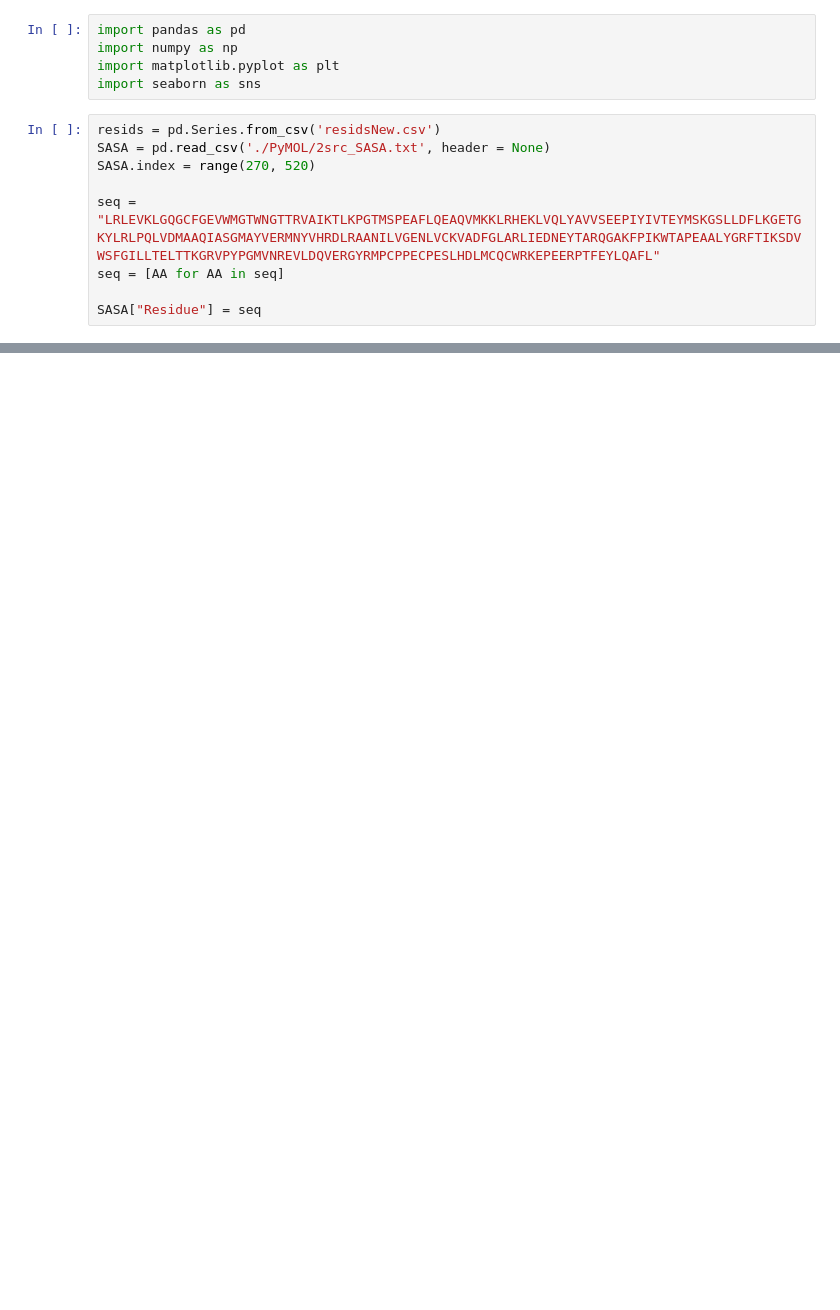
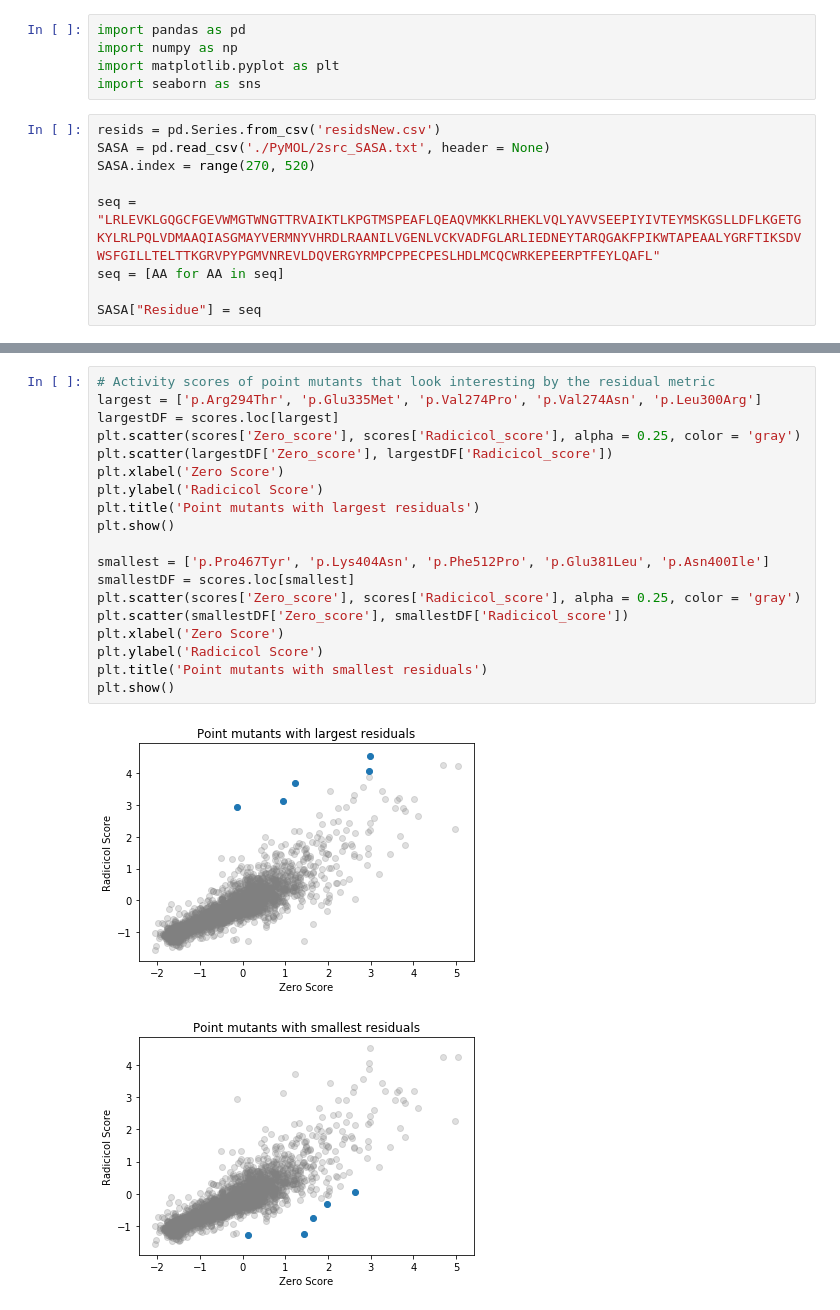
Before and after one commit to nguyenvanessa/src, a Jupyter notebook: Src_20190214.ipynb, the cells around one changed output, grey strips where cells are left out. Drawn from its saved outputs; the diff is of its cells as text; blank space fills up the shorter version.

```diff
--- a/Src_20190214.ipynb
+++ b/Src_20190214.ipynb
@@ -44,0 +169,22 @@ len(SASA)
+# %%
+# Activity scores of point mutants that look interesting by the residual metric
+largest = ['p.Arg294Thr', 'p.Glu335Met', 'p.Val274Pro', 'p.Val274Asn', 'p.Leu300Arg']
+largestDF = scores.loc[largest]
+plt.scatter(scores['Zero_score'], scores['Radicicol_score'], alpha = 0.25, color = 'gray')
+plt.scatter(largestDF['Zero_score'], largestDF['Radicicol_score'])
+plt.xlabel('Zero Score')
+plt.ylabel('Radicicol Score')
+plt.title('Point mutants with largest residuals')
+plt.show()
+
+smallest = ['p.Pro467Tyr', 'p.Lys404Asn', 'p.Phe512Pro', 'p.Glu381Leu', 'p.Asn400Ile']
+smallestDF = scores.loc[smallest]
+plt.scatter(scores['Zero_score'], scores['Radicicol_score'], alpha = 0.25, color = 'gray')
+plt.scatter(smallestDF['Zero_score'], smallestDF['Radicicol_score'])
+plt.xlabel('Zero Score')
+plt.ylabel('Radicicol Score')
+plt.title('Point mutants with smallest residuals')
+plt.show()
+# %% [output]
+[figure, added]
+[figure, added]
```
Also changed, not shown: parts of 17 cells of this notebook, 1 other file.
